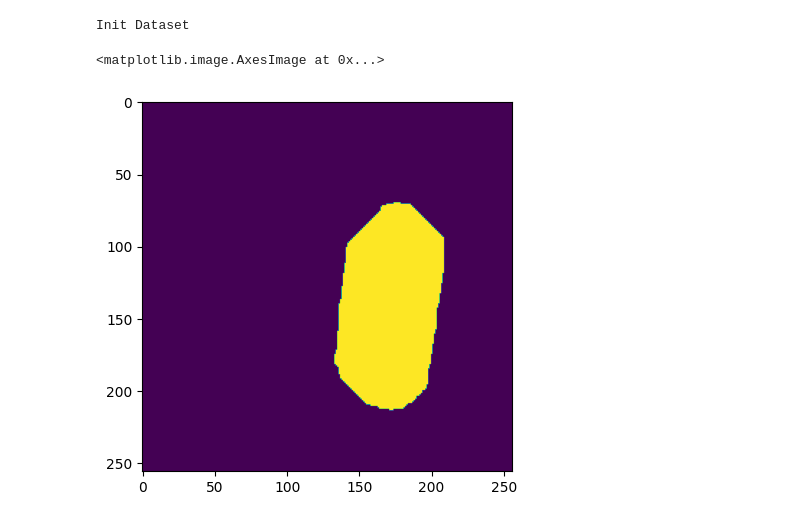
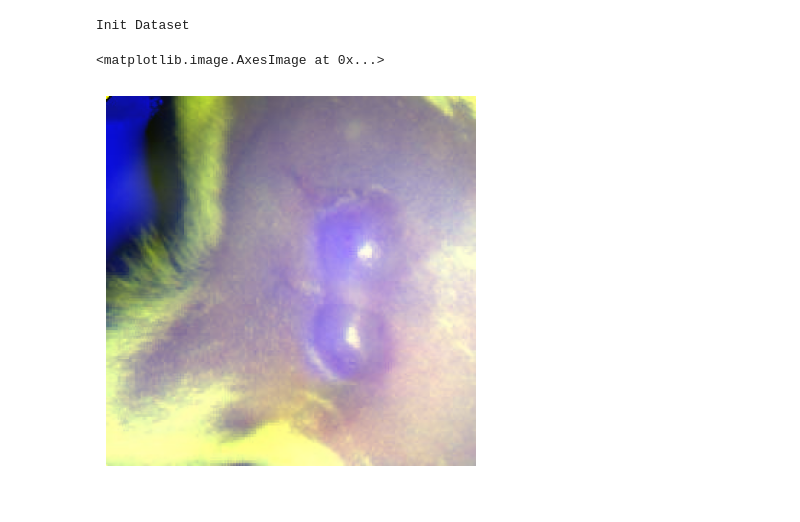
Before and after one commit to RibaDiba/tumor-segmentation, a Jupyter notebook: src/util/preprocessing/create_methods_graph.ipynb, the cells around one changed output. Drawn from its saved outputs; the diff is of its cells as text; code cells hidden in the pictures.

Commit message:
wip: working with data

```diff
--- a/src/util/preprocessing/create_methods_graph.ipynb
+++ b/src/util/preprocessing/create_methods_graph.ipynb
@@ -8,3 +8,8 @@ from tumor_dataset import *
 d = Dataset(data_path="../../data/raw_data/useable_data")
 # %% [output]
 Init Dataset
+# %%
+# file paths
+im_raw = "/projects/PUCHALLA/LLP2024/tumor-segmentation/data/huggingface-repo/useable_data/013023 4T1 EpP + aPD1-aPD1 + EpP-1-1-218-1_texture.jpg"
+im_mask = "/projects/PUCHALLA/LLP2024/tumor-segmentation/data/huggingface-repo/useable_data/013023 4T1 EpP + aPD1-aPD1 + EpP-1-1-218-1.jpg"
+im_bin = "/projects/PUCHALLA/LLP2024/tumor-segmentation/data/huggingface-repo/useable_data/013023 4T1 EpP + aPD1-aPD1 + EpP-1-1-218-1.bin"
@@ -11,19 +50,32 @@ Init Dataset
+# %%
+# some depth code
+
+x, y, z = read_bin(im_bin)
+depth_info = []
+depth_info.append((x, y, z, im_bin))
 # %%
-# take sample image
+# file paths
 im_raw = "/projects/PUCHALLA/LLP2024/tumor-segmentation/data/huggingface-repo/useable_data/013023 4T1 EpP + aPD1-aPD1 + EpP-1-1-218-1_texture.jpg"
 im_mask = "/projects/PUCHALLA/LLP2024/tumor-segmentation/data/huggingface-repo/useable_data/013023 4T1 EpP + aPD1-aPD1 + EpP-1-1-218-1.jpg"
+im_bin = "/projects/PUCHALLA/LLP2024/tumor-segmentation/data/huggingface-repo/useable_data/013023 4T1 EpP + aPD1-aPD1 + EpP-1-1-218-1.bin"
+# take sample image
 im_raw = cv2.imread(im_raw)
 im_mask = cv2.imread(im_mask)
 
 im_raw = d.crop_raw_images([im_raw])
+im_to_infuse = im_raw.copy()
 im_mask = d.crop_masks([im_mask])
+im_raw = d.read_contours_array_depth(depth_info)
+im_raw = d.infuse_depth_into_blue_channel(im_to_infuse, im_raw)
 im_raw, im_mask = d.add_padding(im_raw, im_mask)
-im_mask = d.zoom_at(im_mask, 1.333, coord=None)
-im_mask = d.create_binary_masks(im_mask)
+# im_mask = d.zoom_at(im_mask, 1.333, coord=None)
+# im_mask = d.create_binary_masks(im_mask)
 im_raw = d.crop_images(im_raw)
-im_mask = d.crop_images_offset(im_mask, x_offset=-25)
-im_mask = d.correct_binary_masks(im_mask)
-plt.imshow(im_mask[0])
+# im_mask = d.crop_images_offset(im_mask, x_offset=-25)
+# im_mask = d.correct_binary_masks(im_mask)
+
+plt.axis("off")
+plt.imshow(cv2.cvtColor(im_raw[0], cv2.COLOR_BGR2RGB))
 # %% [output]
 <matplotlib.image.AxesImage at 0x...>
-[figure, old version]
+[figure, new version]
```
Also changed, not shown: parts of 1 cell of this notebook, 2 other files.
